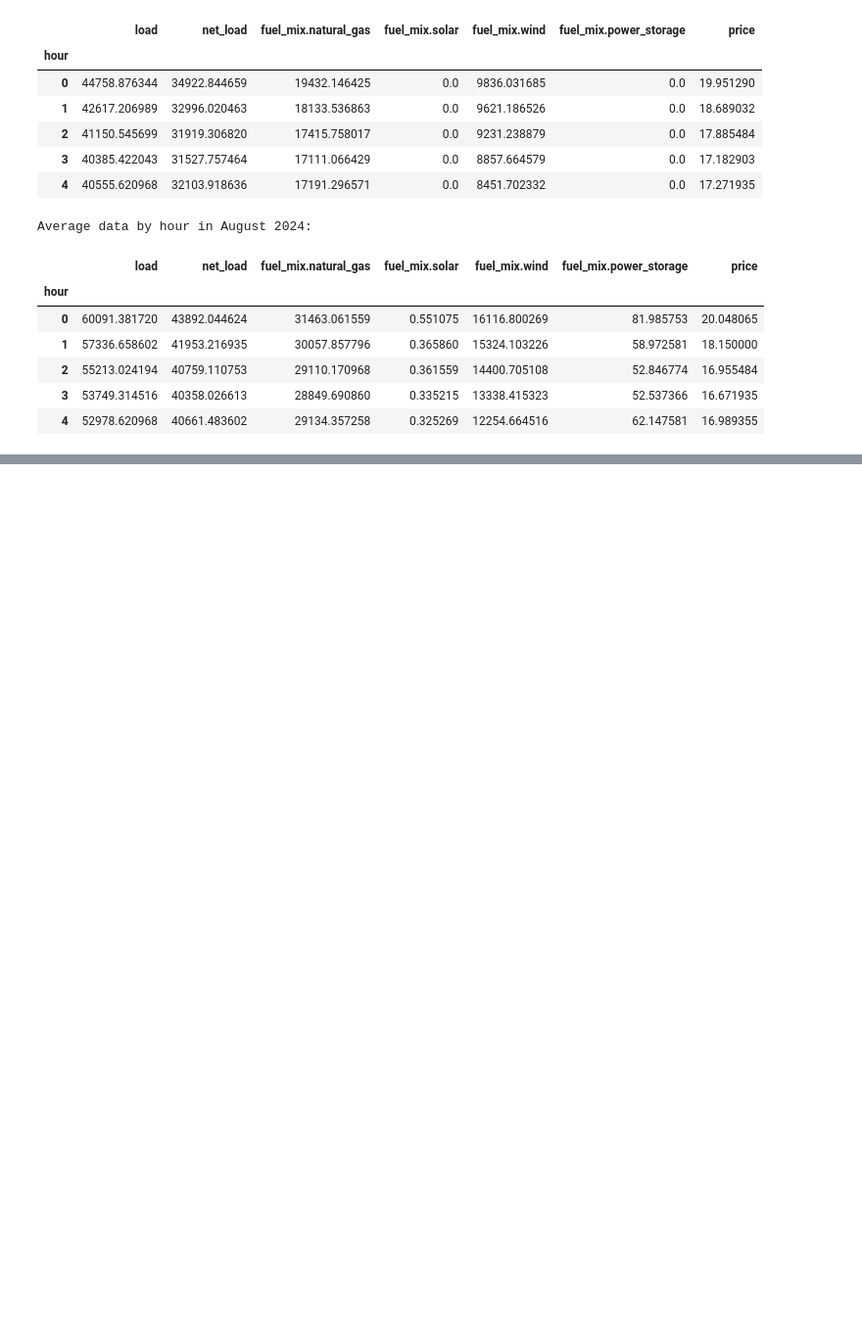
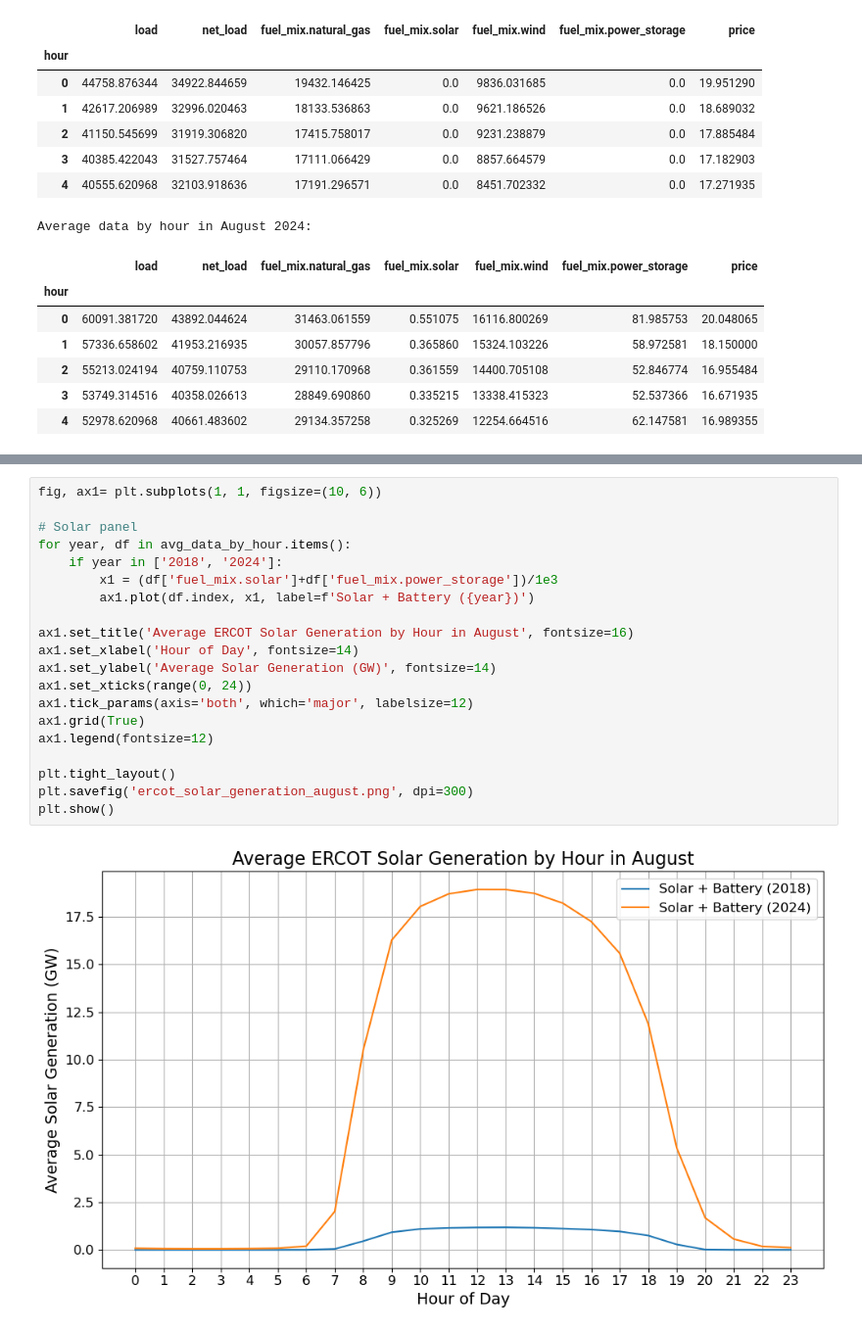
Before and after one commit to aedessler/renewables2018vs2024, a Jupyter notebook: augustPrice.ipynb, the cells around one changed output, grey strips where cells are left out. Shown at 98% size. Drawn from its saved outputs; the diff is of its cells as text; blank space fills up the shorter version.

```diff
--- a/augustPrice.ipynb
+++ b/augustPrice.ipynb
@@ -116,3 +126,25 @@ plt.show()
+# %%
+fig, ax1= plt.subplots(1, 1, figsize=(10, 6))
+
+# Solar panel
+for year, df in avg_data_by_hour.items():
+    if year in ['2018', '2024']:
+        x1 = (df['fuel_mix.solar']+df['fuel_mix.power_storage'])/1e3
+        ax1.plot(df.index, x1, label=f'Solar + Battery ({year})')
+
+ax1.set_title('Average ERCOT Solar Generation by Hour in August', fontsize=16)
+ax1.set_xlabel('Hour of Day', fontsize=14)
+ax1.set_ylabel('Average Solar Generation (GW)', fontsize=14)
+ax1.set_xticks(range(0, 24))
+ax1.tick_params(axis='both', which='major', labelsize=12)
+ax1.grid(True)
+ax1.legend(fontsize=12)
+
+plt.tight_layout()
+plt.savefig('ercot_solar_generation_august.png', dpi=300)
+plt.show()
+# %% [output]
+[figure, added]
 # %%
 # Define the bin edges based on the range of net_load across all years
 all_net_load = pd.concat([df['net_load'] for df in august_dataframes.values()])
```
Also changed, not shown: parts of 11 cells of this notebook, 1 other file.
